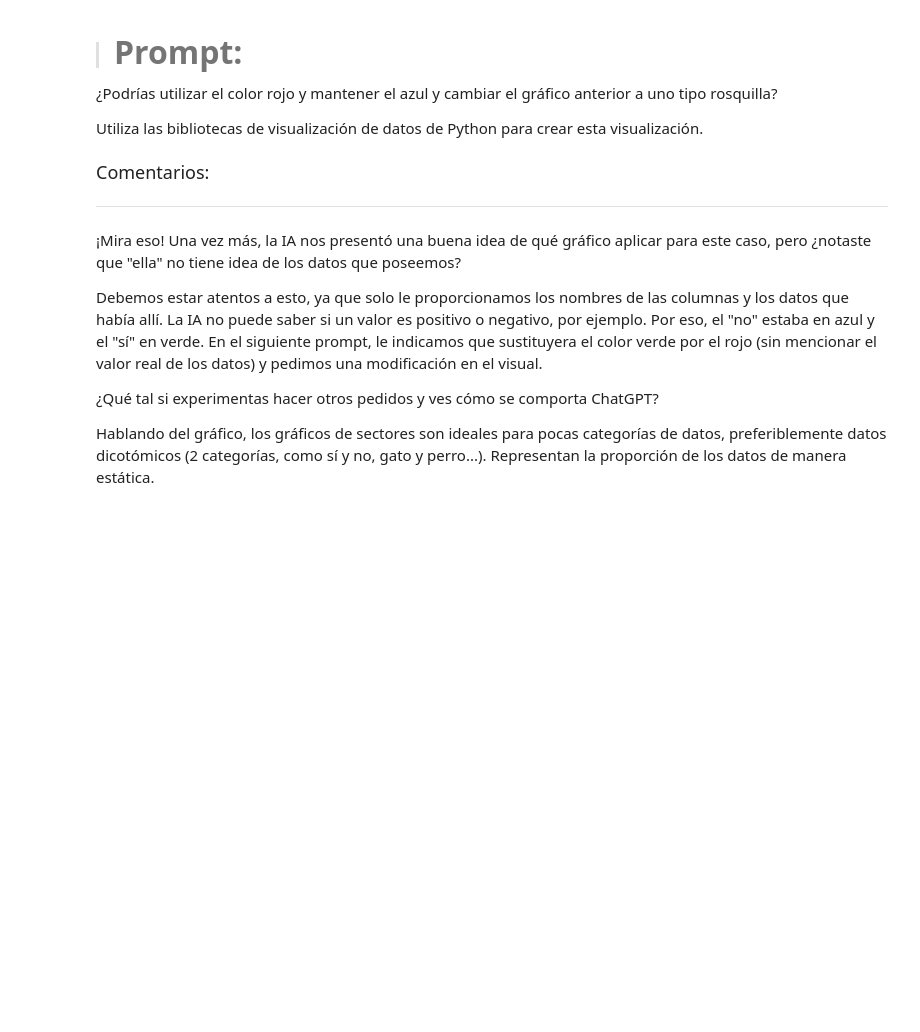
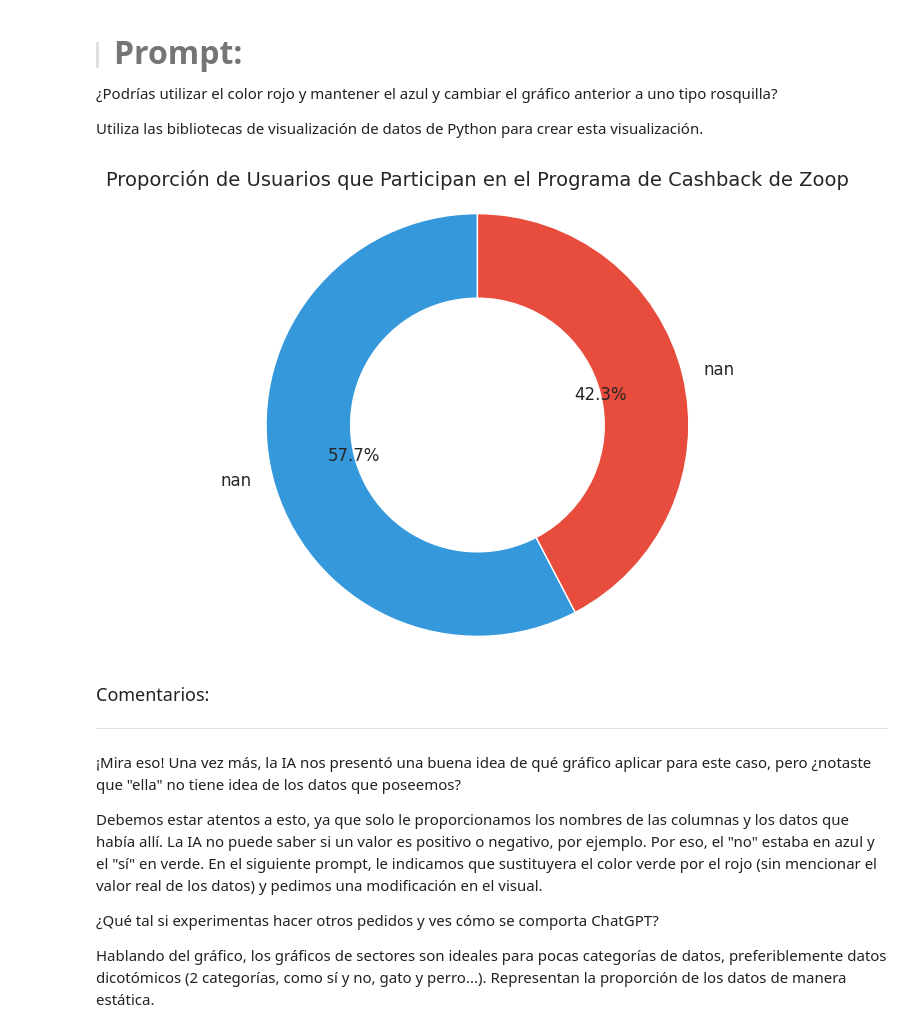
Before and after one commit to gloriagutierrez2025/IA-aplicada-a-la-ciencia-de-datos, a Jupyter notebook: IA_aplicada_a_ciencia_de_datos.ipynb, the cells around one changed output. Saved outputs shown, nothing was run; the diff lists cells and outputs as text; code cells hidden in the pictures; blank space fills up the shorter version.

```diff
--- a/IA_aplicada_a_ciencia_de_datos.ipynb
+++ b/IA_aplicada_a_ciencia_de_datos.ipynb
@@ -640,6 +698,39 @@ Utiliza las bibliotecas de visualización de datos de Python para crear esta vis
 ¿Podrías utilizar el color rojo y mantener el azul y cambiar el gráfico anterior a uno tipo rosquilla?
 
 Utiliza las bibliotecas de visualización de datos de Python para crear esta visualización.
+# %%
+import pandas as pd
+import matplotlib.pyplot as plt
+
+# Conteo de participación en el programa de cashback
+participacion = df['cashback'].value_counts()
+
+# Etiquetas
+labels = participacion.index.map({1: 'Participa', 0: 'No participa'})
+
+# Colores: azul para participación, rojo para no participación
+colors = ['#3498db', '#e74c3c']  # Azul y rojo
+
+# Gráfico de rosquilla
+plt.figure(figsize=(6, 6))
+wedges, texts, autotexts = plt.pie(
+    participacion,
+    labels=labels,
+    autopct='%1.1f%%',
+    startangle=90,
+    colors=colors,
+    wedgeprops=dict(width=0.4, edgecolor='white')  # width < 1 genera la rosquilla
+)
+
+# Estilo del texto
+for text in texts + autotexts:
+    text.set_fontsize(12)
+
+plt.title('Proporción de Usuarios que Participan en el Programa de Cashback de Zoop', fontsize=14)
+plt.axis('equal')  # Asegura forma circular
+plt.show()
+# %% [output]
+[figure, added]
 # %% [markdown]
 <font color="7b71ff" size=4> Comentarios: </font>
 
```
Also changed, not shown: parts of 9 cells of this notebook.
